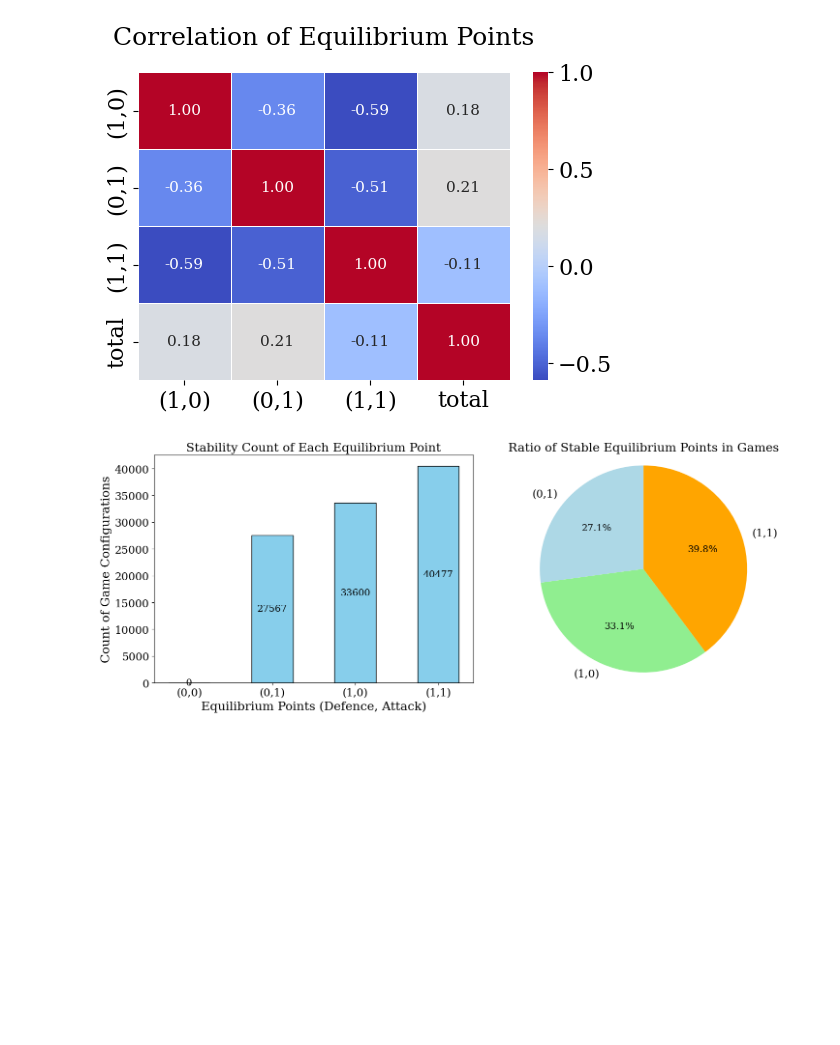
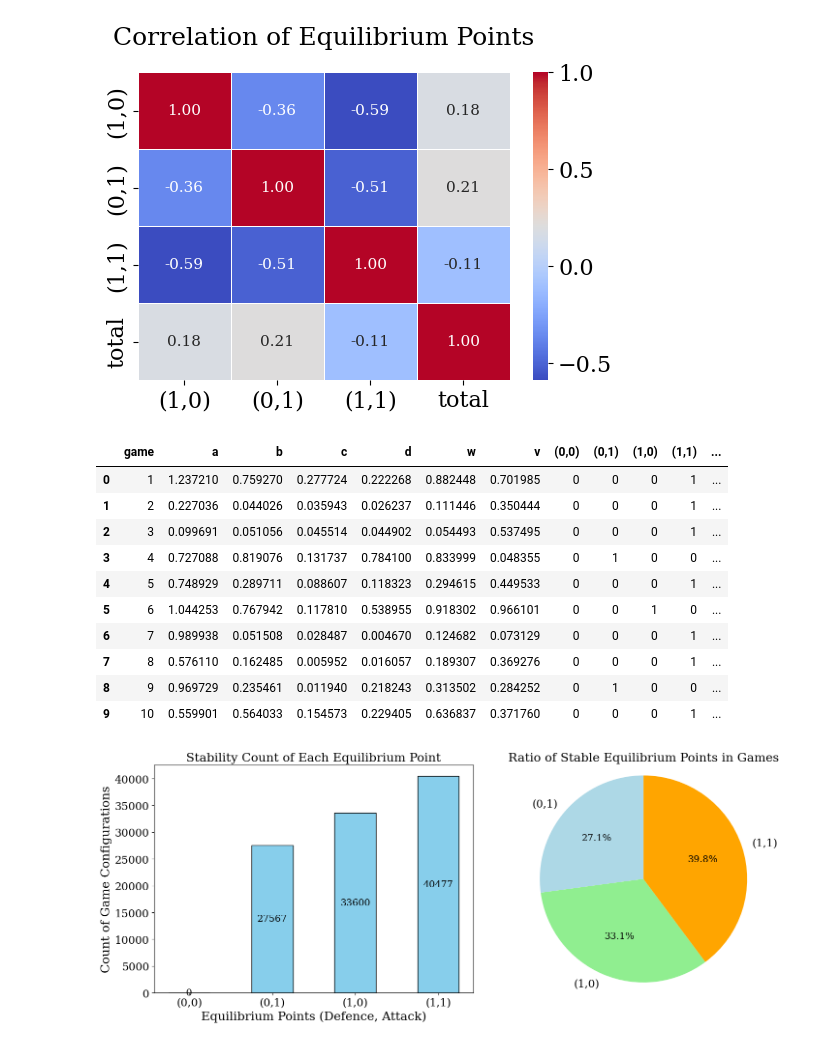
Before and after one commit to Adeela-Bashir/EGT_Cyber_Security_Analysis, a Jupyter notebook: Simulation_Result_Plots.ipynb, the cells around one changed output. Drawn from its saved outputs; the diff is of its cells as text; code cells hidden in the pictures; blank space fills up the shorter version.

```diff
--- a/Simulation_Result_Plots.ipynb
+++ b/Simulation_Result_Plots.ipynb
@@ -142,6 +142,20 @@ plt.savefig(f"11b.pdf", dpi=300, bbox_inches='tight', format='pdf')
 plt.show()
 # %% [output]
 [figure]
+# %%
+df.head(10)
+# %% [output]
+|  | game | a | b | c | d | w | v | (0,0) | (0,1) | (1,0) | (1,1) | ... |
+| 0 | 1 | 1.237210 | 0.759270 | 0.277724 | 0.222268 | 0.882448 | 0.701985 | 0 | 0 | 0 | 1 | ... |
+| 1 | 2 | 0.227036 | 0.044026 | 0.035943 | 0.026237 | 0.111446 | 0.350444 | 0 | 0 | 0 | 1 | ... |
+| 2 | 3 | 0.099691 | 0.051056 | 0.045514 | 0.044902 | 0.054493 | 0.537495 | 0 | 0 | 0 | 1 | ... |
+| 3 | 4 | 0.727088 | 0.819076 | 0.131737 | 0.784100 | 0.833999 | 0.048355 | 0 | 1 | 0 | 0 | ... |
+| 4 | 5 | 0.748929 | 0.289711 | 0.088607 | 0.118323 | 0.294615 | 0.449533 | 0 | 0 | 0 | 1 | ... |
+| 5 | 6 | 1.044253 | 0.767942 | 0.117810 | 0.538955 | 0.918302 | 0.966101 | 0 | 0 | 1 | 0 | ... |
+| 6 | 7 | 0.989938 | 0.051508 | 0.028487 | 0.004670 | 0.124682 | 0.073129 | 0 | 0 | 0 | 1 | ... |
+| 7 | 8 | 0.576110 | 0.162485 | 0.005952 | 0.016057 | 0.189307 | 0.369276 | 0 | 0 | 0 | 1 | ... |
+| 8 | 9 | 0.969729 | 0.235461 | 0.011940 | 0.218243 | 0.313502 | 0.284252 | 0 | 1 | 0 | 0 | ... |
+| 9 | 10 | 0.559901 | 0.564033 | 0.154573 | 0.229405 | 0.636837 | 0.371760 | 0 | 0 | 0 | 1 | ... |
 # %%
 #Count and Ratio of Stable Equilibrium Points in Random Games without penalty
 import pandas as pd
```
